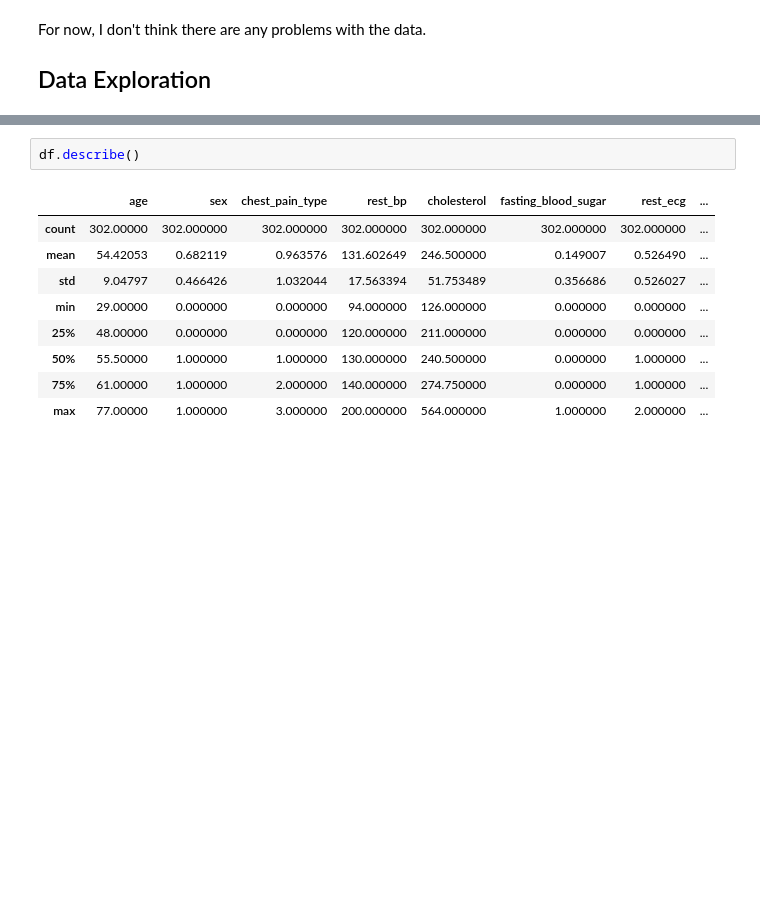
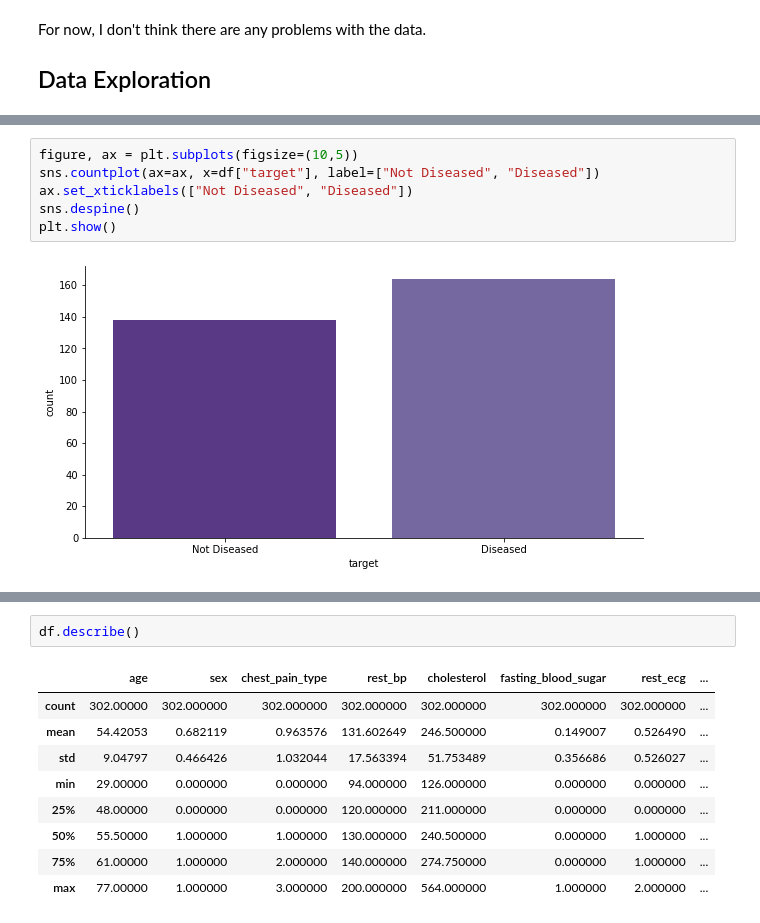
Before and after one commit to Zenoix/Heart-Disease-Dataset, a Jupyter notebook: notebook.ipynb, the cells around one changed output, grey strips where cells are left out. Saved outputs shown, nothing was run; the diff lists cells and outputs as text; blank space fills up the shorter version.

```diff
--- a/notebook.ipynb
+++ b/notebook.ipynb
@@ -138,0 +191,8 @@ Name: target, dtype: int64
+# %%
+figure, ax = plt.subplots(figsize=(10,5))
+sns.countplot(ax=ax, x=df["target"], label=["Not Diseased", "Diseased"])
+ax.set_xticklabels(["Not Diseased", "Diseased"])
+sns.despine()
+plt.show()
+# %% [output]
+[figure, added]
```
Also changed, not shown: parts of 31 cells of this notebook.
